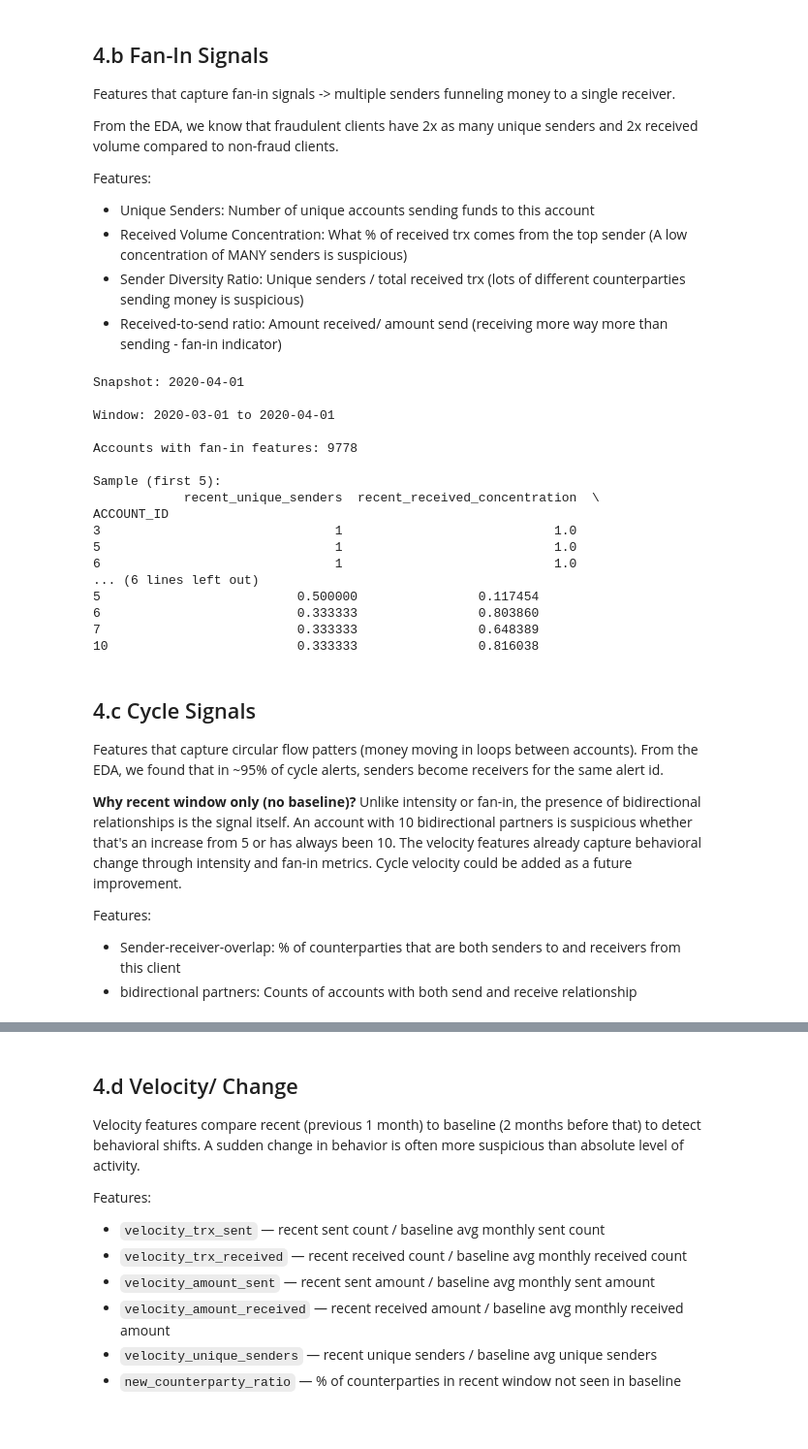
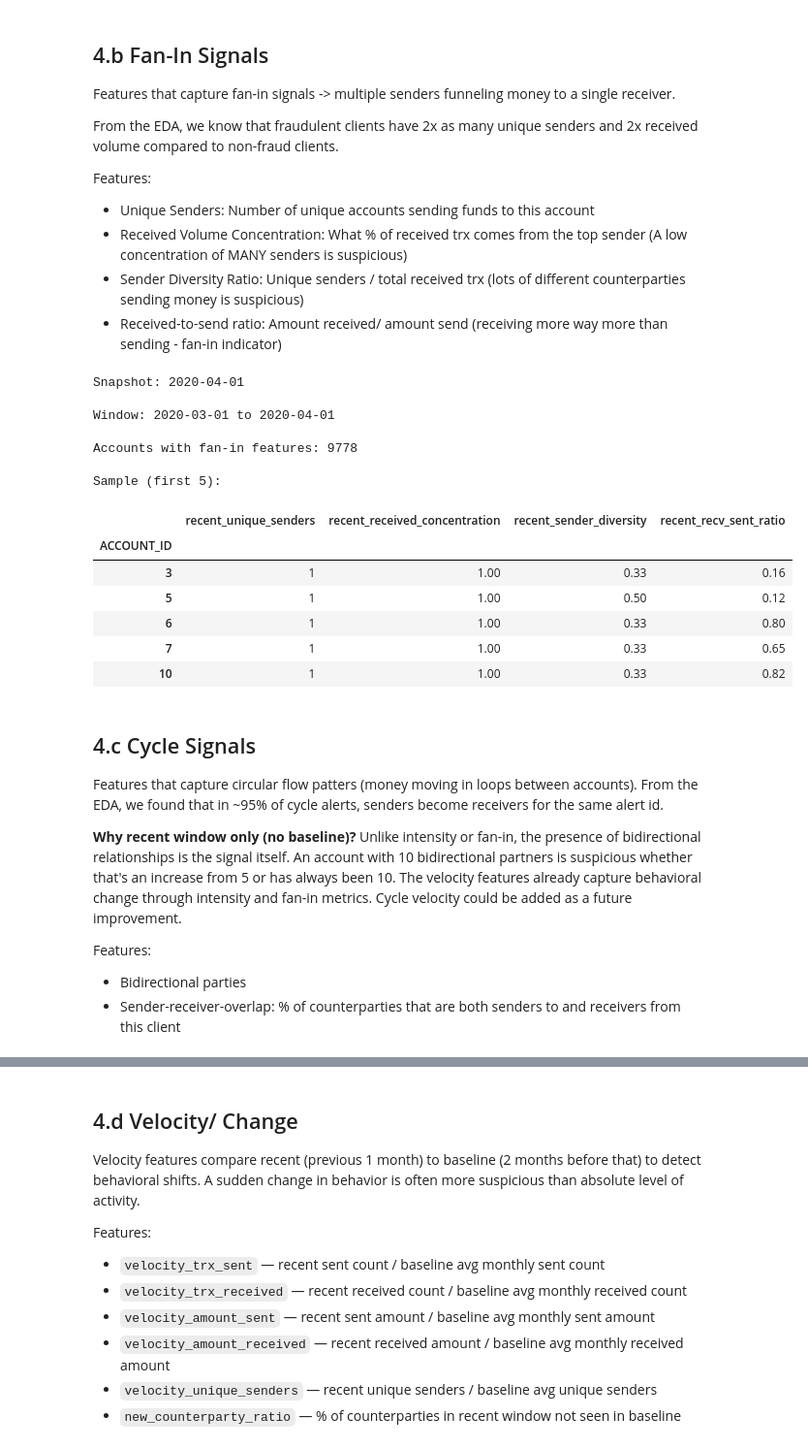
Before and after one commit to sevdenakkoc/my-risk-detection, a Jupyter notebook: notebooks/02_feature_engineering.ipynb, the cells around one changed output, grey strips where cells are left out. Shown at 97% size. Drawn from its saved outputs; the diff is of its cells as text; code cells hidden in the pictures.

```diff
--- a/notebooks/02_feature_engineering.ipynb
+++ b/notebooks/02_feature_engineering.ipynb
@@ -244,47 +243,44 @@ def compute_fanin_features(df_transactions, snapshot, window_start, prefix):
         total_received.index, fill_value=1
     )
 
-    # Combine — all naming happens here
+    # Combine
     fanin = pd.DataFrame(
         {
             f"{prefix}_unique_senders": unique_senders,
             f"{prefix}_received_concentration": received_concentration,
             f"{prefix}_sender_diversity": sender_diversity,
             f"{prefix}_recv_sent_ratio": recv_sent_ratio,
         }
     )
     fanin.index.name = "ACCOUNT_ID"
 
     return fanin
 
 # Test on April 1 snapshot, recent window (March)
 test_snapshot = snapshot_dates[0]
 test_recent_start = test_snapshot - pd.DateOffset(months=1)
 
 fanin_features = compute_fanin_features(df_transactions, test_snapshot, test_recent_start, "recent")
 print(f"\nSnapshot: {test_snapshot.date()}")
 print(f"\nWindow: {test_recent_start.date()} to {test_snapshot.date()}")
 print(f"\nAccounts with fan-in features: {len(fanin_features)}")
 print(f"\nSample (first 5):")
-print(fanin_features.head())
+fanin_features.head()
 # %% [output]
 Snapshot: 2020-04-01
 
 Window: 2020-03-01 to 2020-04-01
 
 Accounts with fan-in features: 9778
 
 Sample (first 5):
-            recent_unique_senders  recent_received_concentration  \
-ACCOUNT_ID
-3                               1                            1.0
-5                               1                            1.0
-6                               1                            1.0
-... (6 lines left out)
-5                          0.500000                0.117454
-6                          0.333333                0.803860
-7                          0.333333                0.648389
-10                         0.333333                0.816038
+|  | recent_unique_senders | recent_received_concentration | recent_sender_diversity | recent_recv_sent_ratio |
+| ACCOUNT_ID |  |  |  |  |
+| 3 | 1 | 1.00 | 0.33 | 0.16 |
+| 5 | 1 | 1.00 | 0.50 | 0.12 |
+| 6 | 1 | 1.00 | 0.33 | 0.80 |
+| 7 | 1 | 1.00 | 0.33 | 0.65 |
+| 10 | 1 | 1.00 | 0.33 | 0.82 |
 # %% [markdown]
 ## 4.c Cycle Signals
 
@@ -293,9 +289,8 @@ Features that capture circular flow patters (money moving in loops between accou
 **Why recent window only (no baseline)?** Unlike intensity or fan-in, the presence of bidirectional relationships is the signal itself. An account with 10 bidirectional partners is suspicious whether that's an increase from 5 or has always been 10. The velocity features already capture behavioral change through intensity and fan-in metrics. Cycle velocity could be added as a future improvement.
 
 Features:
-
+- Bidirectional parties
 - Sender-receiver-overlap: % of counterparties that are both senders to and receivers from this client
-- bidirectional partners: Counts of accounts with both send and receive relationship
 # %%
 def compute_cycle_features(df_transactions, snapshot, window_start, prefix):
 
```
Also changed, not shown: parts of 23 cells of this notebook.
